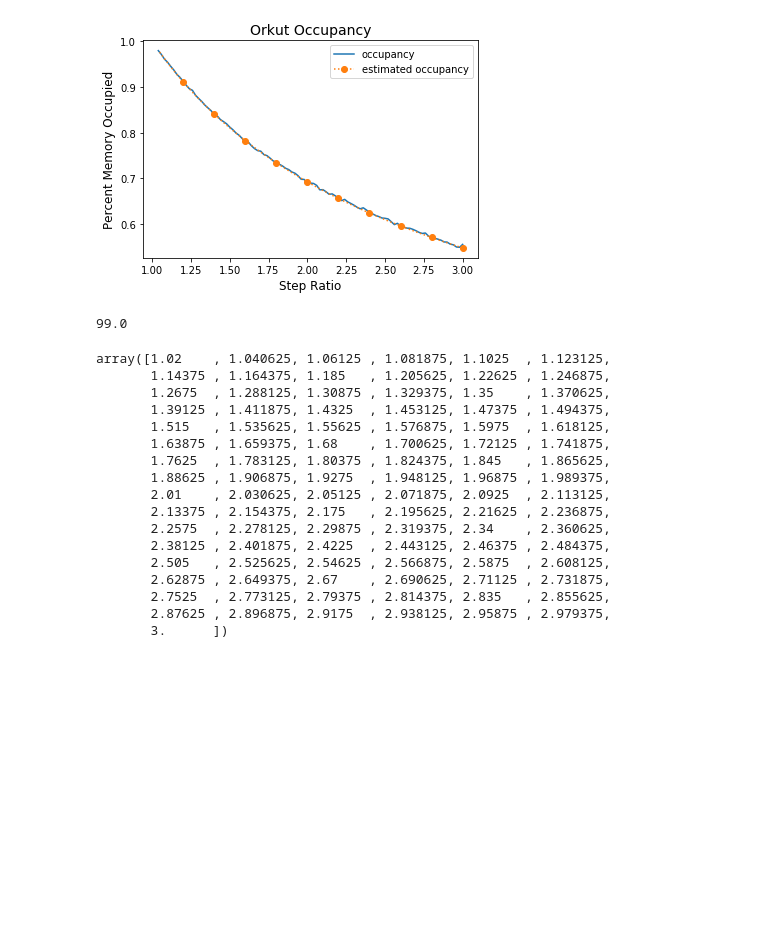
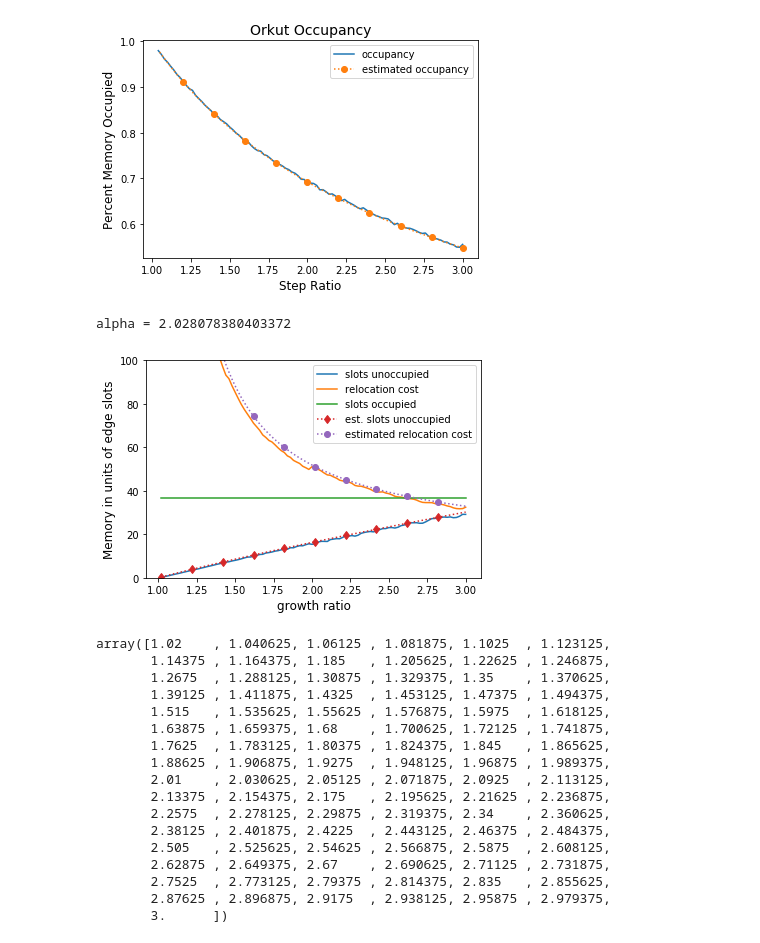
Before and after one commit to AaEll/MonteCarlo_simulator, a Jupyter notebook: Experiments_Generalized-CHECKPOINT.ipynb, the cells around one changed output. Drawn from its saved outputs; the diff is of its cells as text; code cells hidden in the pictures; blank space fills up the shorter version.

```diff
--- a/Experiments_Generalized-CHECKPOINT.ipynb
+++ b/Experiments_Generalized-CHECKPOINT.ipynb
@@ -9,28 +9,26 @@ random.seed(2010)
 import matplotlib.pyplot as plt
 %matplotlib inline
 
-def cost_iterator(i,cost_func,my_list):
-    for x in my_list:
-        yield cost_func(x,i)
+def cost_iterator(i,cost_func,my_dict):
+    for k,v in my_dict.items():
+        yield cost_func(k,i,v)
 
 def MakeDiagram(data_location,list_of_funcs,range_for_x = np.linspace(1.02,3,97),
                title = "",x_label = "", y_label = "", line_parameters = [],additional_functions = []):
-    val_array = []
     global global_observation_list
+    val_dict = {}
     n = 0
     mean = 1
     with open(data_location,'r') as f:
         for line in f:
-            v1,v2 = line.split(',')
-            i = int(v2)
-            a = int(v1)
+            v1,v2 = line.split()
+            a = int(v1) # Count of Edges
+            i = int(v2) # Count of Nodes w/ a edges
             if a<1:
                 continue
             n+=i
             mean+=i*a
-            while (i>0):
-                i-=1
-                val_array.append(a)
+            val_dict[a] = i
     mean = mean/n
     assert(mean>1)
     alpha = (2*mean-1)/(mean-1)
@@ -43,7 +41,7 @@ def MakeDiagram(data_location,list_of_funcs,range_for_x = np.linspace(1.02,3,97)
     for i in X:
         global_observation_list = None
         for j in range(len(list_of_funcs)):
-            list_Y[j].append(list_of_funcs[j](alpha,val_array,i))
+            list_Y[j].append(list_of_funcs[j](alpha,val_dict,i,n))
     for func in additional_functions:
         func()
     if len(list_Y) == len(line_parameters):
@@ -203,10 +201,22 @@ plt.show()
 # %% [output]
 alpha = 2.0237927571316328
 [figure]
-# %%
-198/2
-# %% [output]
-99.0
+# %%
+data_location = 'data/TwitterEdgeCounts.txt'
+title = "Twitter Memory Computation Trade Off"
+list_of_funcs =  [memory_overhead,computation_overhead,mean,estimated_memory,estimated_computation]
+x_label = 'growth ratio'
+y_label = 'Memory in units of edge slots'
+LineParams  = [[None,'slots unoccupied'],[None,'relocation cost'],[None,'slots occupied'],
+                    [':d','est. slots unoccupied'],[':o','estimated relocation cost']]
+additional_functions = [lambda : plt.ylim(0,100)]
+X = list(np.linspace(1.02,3,100))
+MakeDiagram(data_location,list_of_funcs, range_for_x = X, x_label = x_label,\
+            y_label = y_label, line_parameters = LineParams,additional_functions = additional_functions)
+plt.show()
+# %% [output]
+alpha = 2.028078380403372
+[figure, added]
 # %%
 np.linspace(1.02,3,97)
 # %% [output]
```
Also changed, not shown: parts of 7 cells of this notebook, 1 other file.
